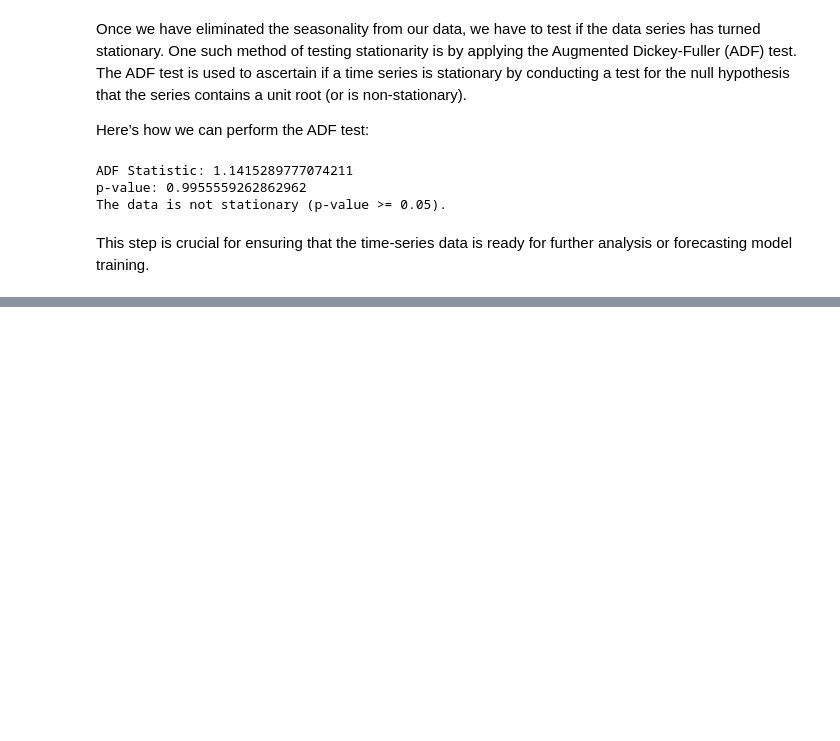
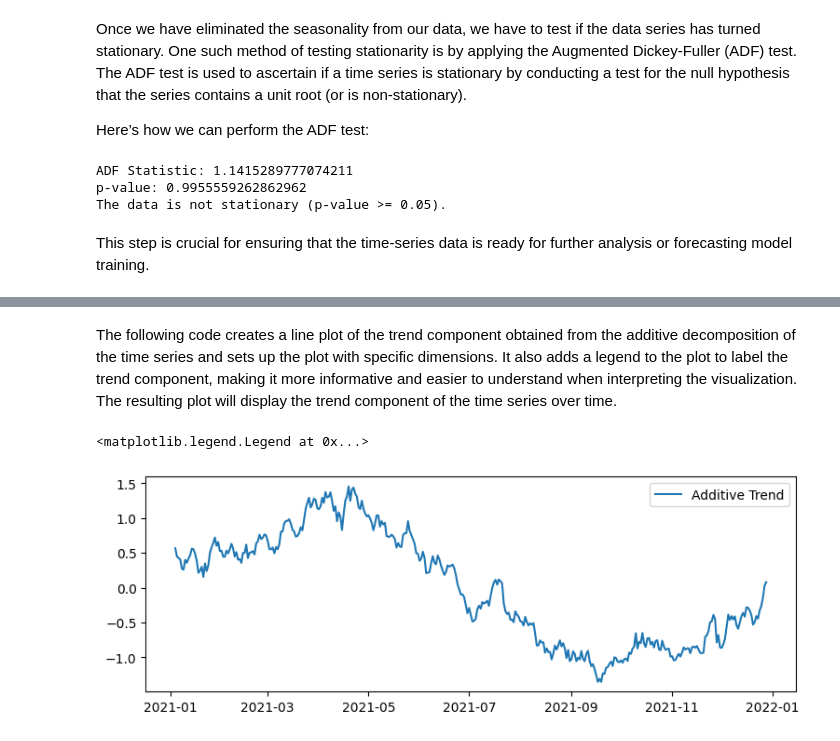
Before and after one commit to ketanp23/scsd-ddm-class, a Jupyter notebook: TimeSeries_Visualizations.ipynb, the cells around one changed output, grey strips where cells are left out. Saved outputs shown, nothing was run; the diff lists cells and outputs as text; code cells hidden in the pictures; blank space fills up the shorter version.

```diff
--- a/TimeSeries_Visualizations.ipynb
+++ b/TimeSeries_Visualizations.ipynb
@@ -161,0 +216,12 @@ This step is crucial for ensuring that the time-series data is ready for further
+# %%
+result_add = seasonal_decompose(ts, model='additive')
+# %% [markdown]
+The following code creates a line plot of the trend component obtained from the additive decomposition of the time series and sets up the plot with specific dimensions. It also adds a legend to the plot to label the trend component, making it more informative and easier to understand when interpreting the visualization. The resulting plot will display the trend component of the time series over time.
+# %%
+plt.figure(figsize=(9, 3))
+
+plt.plot(result_add.trend, label='Additive Trend')
+plt.legend()
+# %% [output]
+<matplotlib.legend.Legend at 0x...>
+[figure, added]
```
Also changed, not shown: parts of 17 cells of this notebook.
